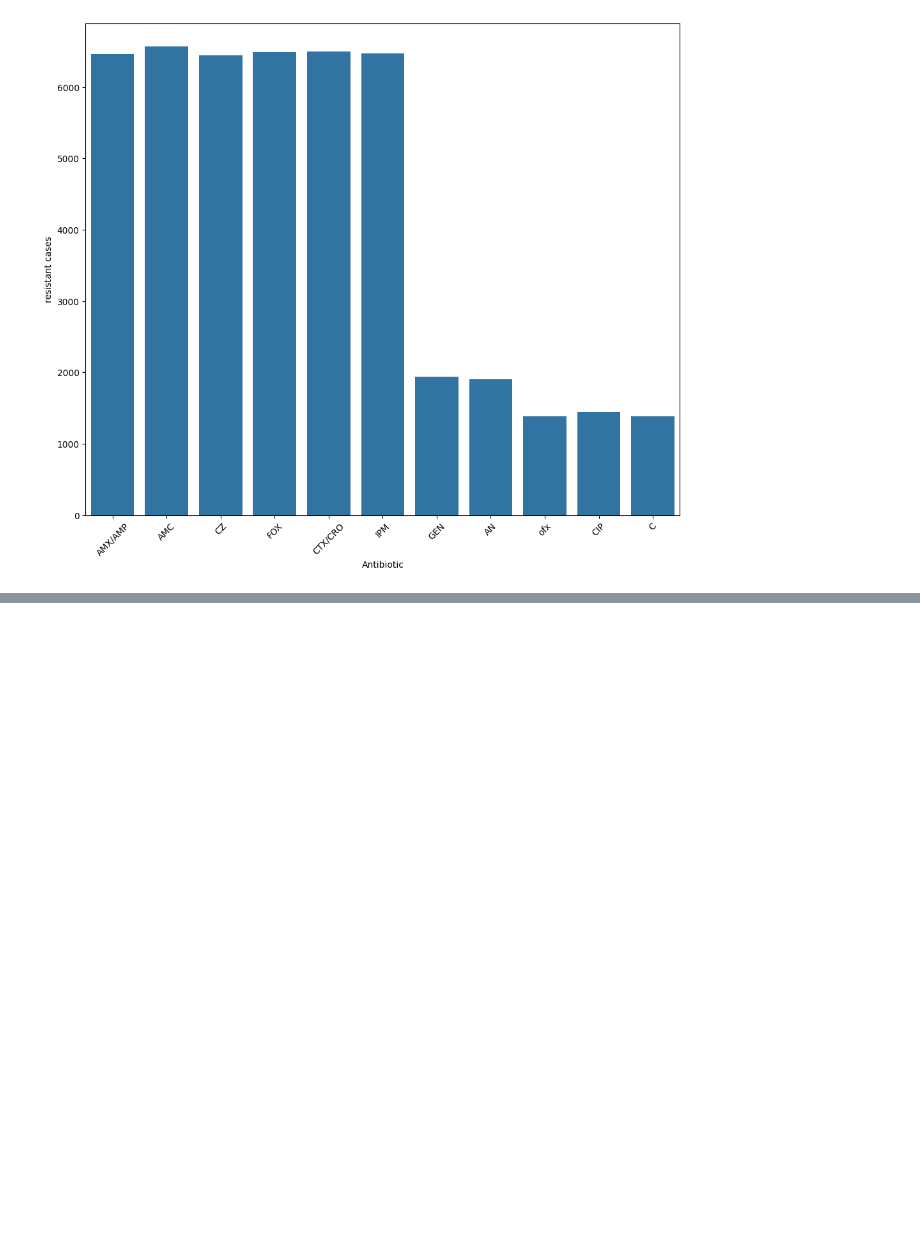
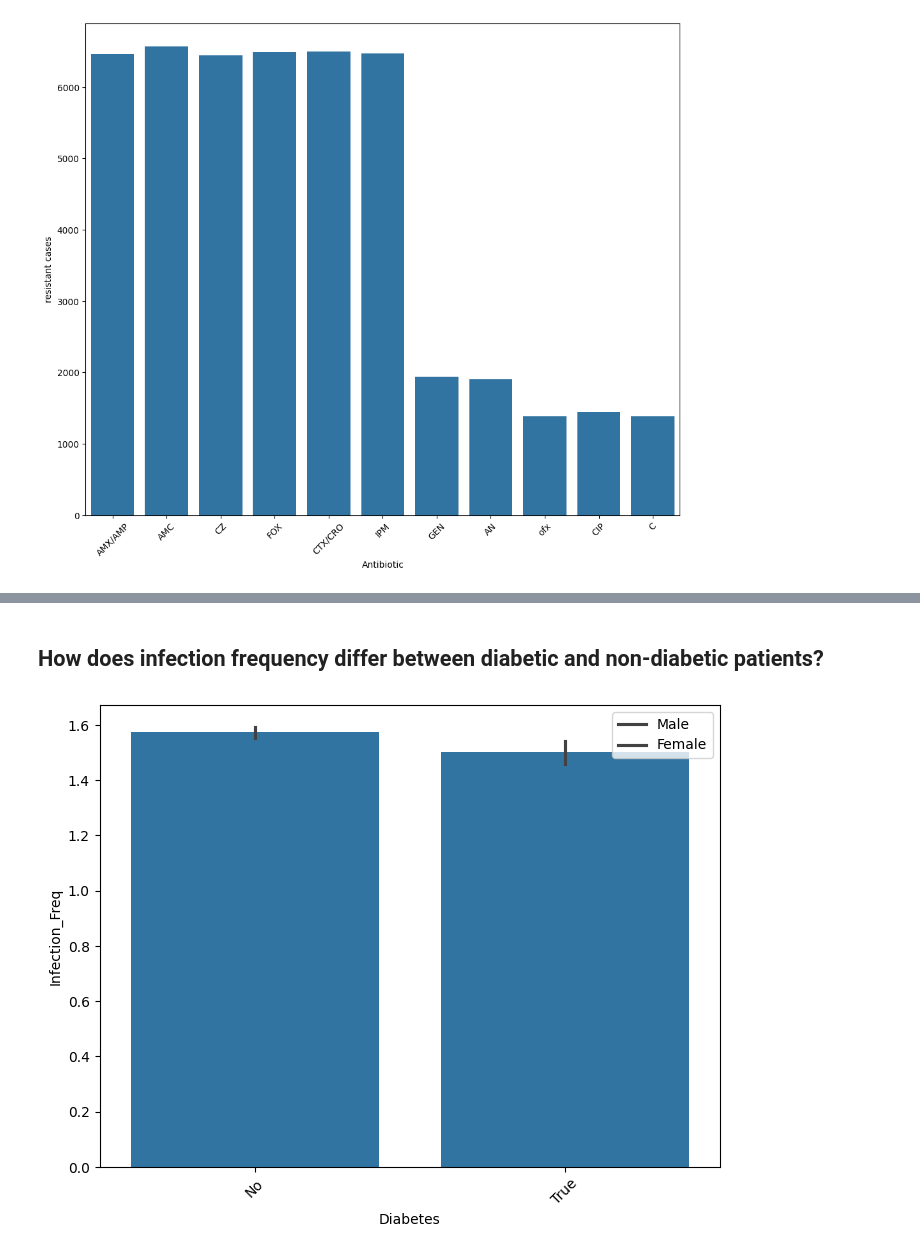
Before and after one commit to uzaifhassan/Bacteria_dataset_Multiresictance_Data_preprocessing, a Jupyter notebook: Bacteria_dataset_Multiresictance_Data_Visualization.ipynb, the cells around one changed output, grey strips where cells are left out. Drawn from its saved outputs; the diff is of its cells as text; code cells hidden in the pictures; blank space fills up the shorter version.

```diff
--- a/Bacteria_dataset_Multiresictance_Data_Visualization.ipynb
+++ b/Bacteria_dataset_Multiresictance_Data_Visualization.ipynb
@@ -148,0 +169,15 @@ plt.show()
+# %% [markdown]
+## How does infection frequency differ between diabetic and non-diabetic patients?
+# %%
+plt.figure(figsize=(8,6))
+
+
+ax=sns.barplot(x="Diabetes",y="Infection_Freq",data=df)
+plt.xlabel("Diabetes")
+plt.ylabel("Infection_Freq")
+plt.legend(title="Diabetes")
+plt.xticks(rotation=45)
+plt.legend(labels=["Male", "Female"])
+plt.show()
+# %% [output]
+[figure, added]
```
Also changed, not shown: parts of 5 cells of this notebook.
